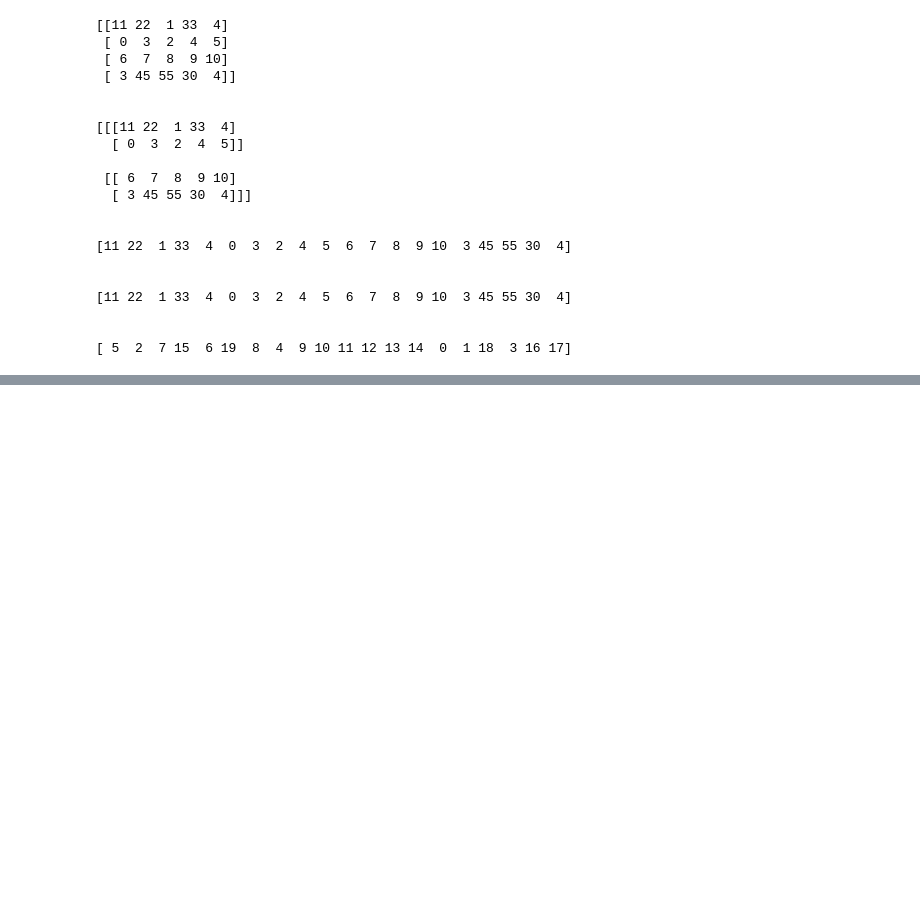
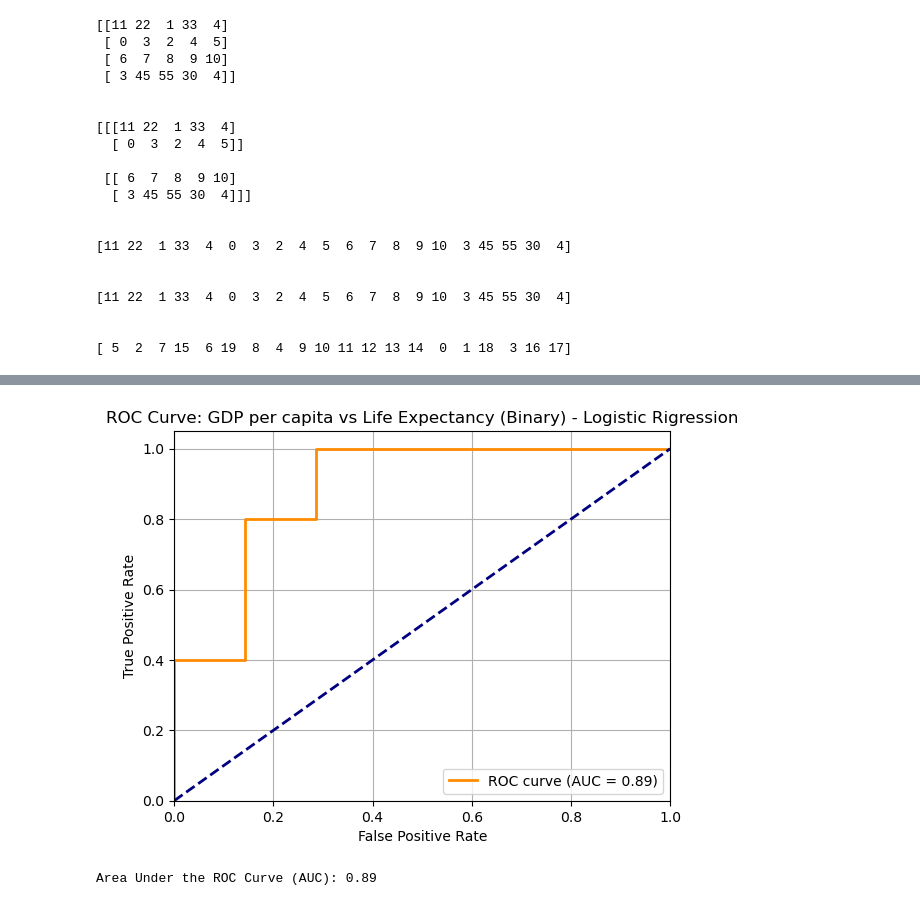
Before and after one commit to AdelZahid/Machine_learning_practice, a Jupyter notebook: Adel/ML_supervised/firstdataml.ipynb, the cells around one changed output, grey strips where cells are left out. Cells and saved outputs as stored; diff of their text form; code cells hidden in the pictures; blank space fills up the shorter version.

Commit message:
new learning on data clasification

```diff
--- a/Adel/ML_supervised/firstdataml.ipynb
+++ b/Adel/ML_supervised/firstdataml.ipynb
@@ -271 +270,55 @@ Predicted Life expectancy for GDP per capita 40004.00 USD: 83.60 years
 [figure]
+# %%
+import matplotlib.pyplot as plt
+import numpy as np
+import pandas as pd
+from sklearn.linear_model import LogisticRegression
+from sklearn.metrics import roc_curve, auc
+from sklearn.model_selection import train_test_split
+
+# Load the data
+dataframe = pd.read_csv("better-life-index-2024.csv", thousands=',')
+
+# Clean column names by removing leading/trailing spaces
+dataframe.columns = dataframe.columns.str.strip()
+
+# Prepare data
+X = np.c_[dataframe["GDP per capita (USD)"]]  # 2D array for features
+y = dataframe["Life expectancy"]  # Continuous target
+
+# Create binary labels based on median life expectancy
+median_life_expectancy = y.median()
+y_binary = (y > median_life_expectancy).astype(int)  # 1 for above median, 0 for below
+
+# Split data into training and test sets
+X_train, X_test, y_train, y_test = train_test_split(X, y_binary, test_size=0.3, random_state=42)
+
+# Train a RandomForestClassifier
+model = LogisticRegression( random_state=42)
+model.fit(X_train, y_train)
+
+# Get predicted probabilities for the positive class (needed for ROC curve)
+y_scores = model.predict_proba(X_test)[:, 1]
+
+# Compute ROC curve and AUC
+fpr, tpr, _ = roc_curve(y_test, y_scores)
+roc_auc = auc(fpr, tpr)
+
+# Plot ROC curve
+plt.figure()
+plt.plot(fpr, tpr, color='darkorange', lw=2, label=f'ROC curve (AUC = {roc_auc:.2f})')
+plt.plot([0, 1], [0, 1], color='navy', lw=2, linestyle='--')  # Diagonal line (random classifier)
+plt.xlim([0.0, 1.0])
+plt.ylim([0.0, 1.05])
+plt.xlabel('False Positive Rate')
+plt.ylabel('True Positive Rate')
+plt.title('ROC Curve: GDP per capita vs Life Expectancy (Binary) - Logistic Rigression')
+plt.legend(loc="lower right")
+plt.grid(True)
+plt.show()
+
+# Print AUC
+print(f"Area Under the ROC Curve (AUC): {roc_auc:.2f}")
+# %% [output]
+[figure, added]
+Area Under the ROC Curve (AUC): 0.89
```
Also changed, not shown: parts of 8 cells of this notebook, 5 other files.
